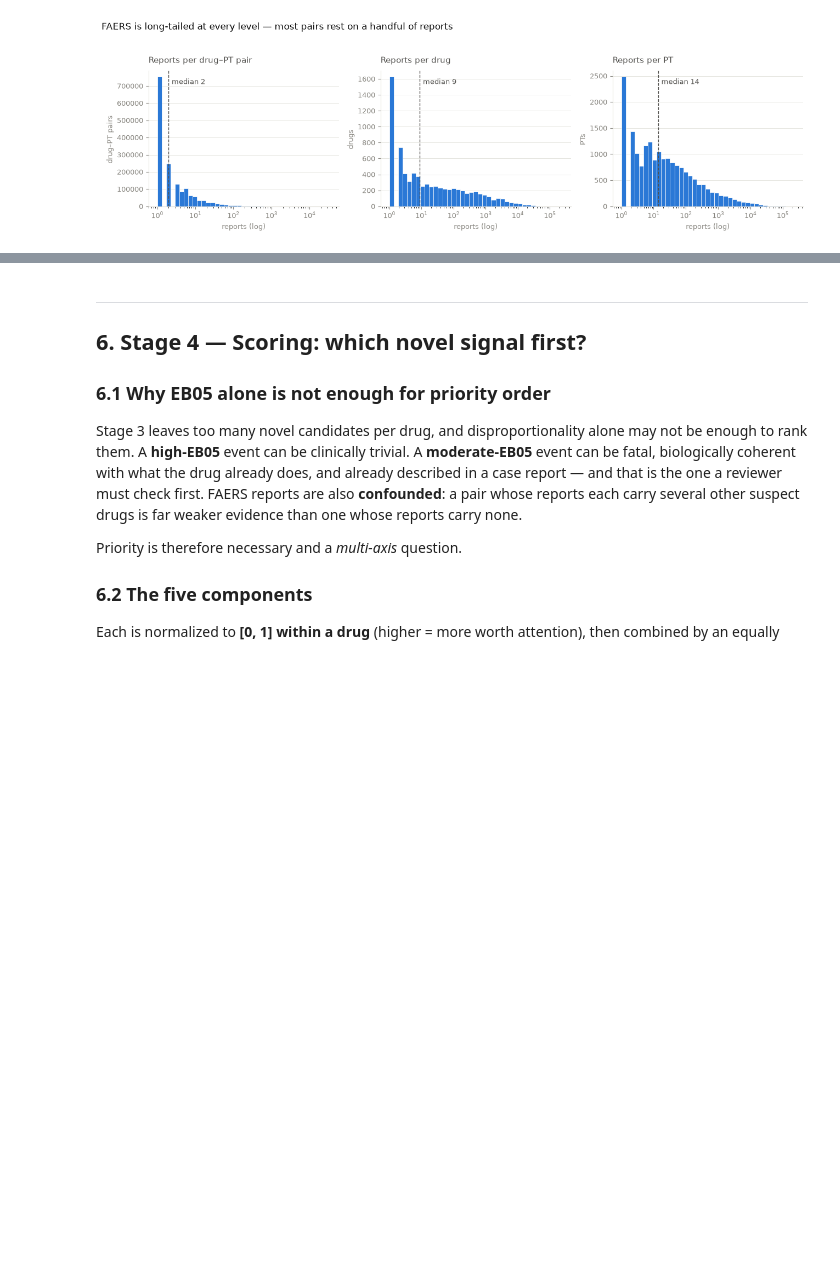
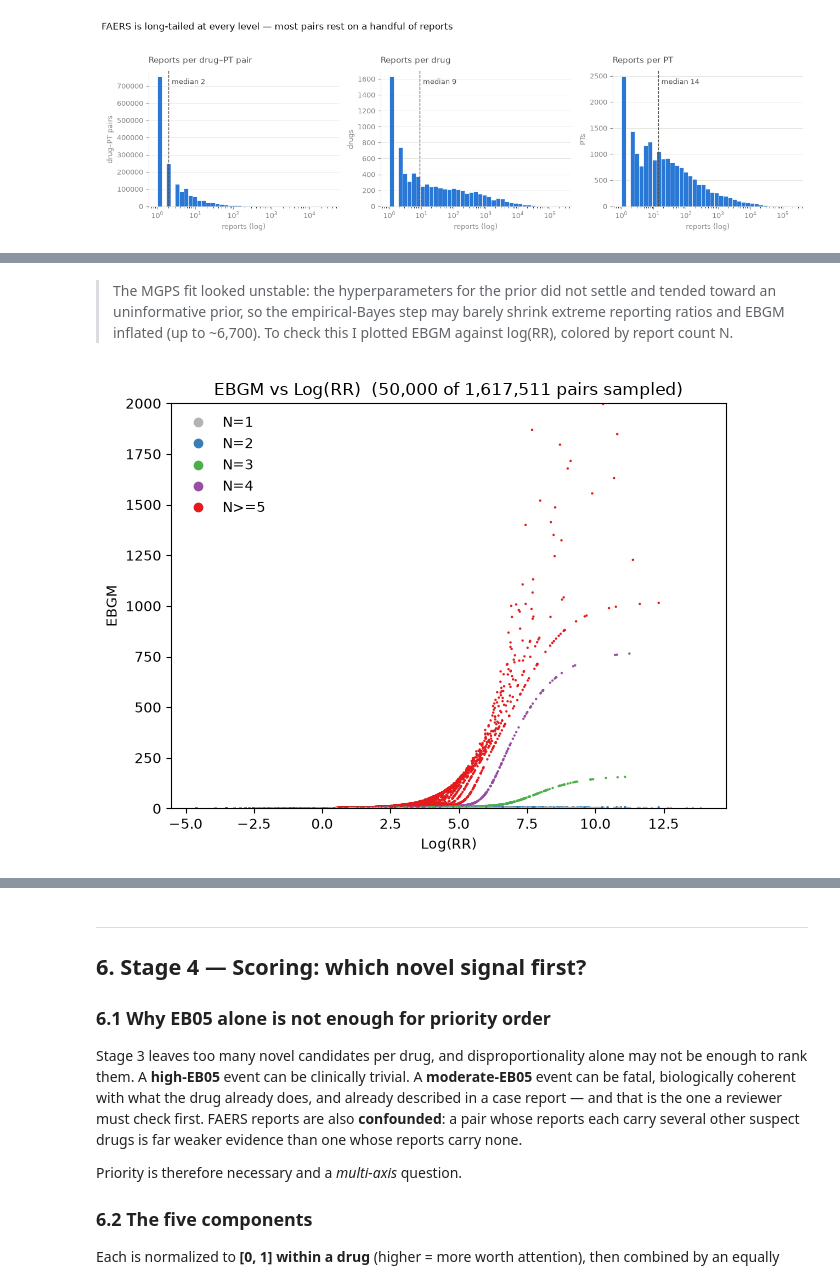
Before and after one commit to eunchong0204/The_2nd_AI_Workshop_Hackathon, a Jupyter notebook: analysis_report.ipynb, the cells around one changed output, grey strips where cells are left out. Cells and saved outputs as stored; diff of their text form; code cells hidden in the pictures; blank space fills up the shorter version.

```diff
--- a/analysis_report.ipynb
+++ b/analysis_report.ipynb
@@ -272,5 +295,38 @@ survival rate from all drug-PT pairs      : 10.99%
 | 7 | LUTROPIN ALFA | Ovarian hyperstimulation syndrome | 73 | 0.010780 | 6771.85 | 8288.02 | 4770.11 | 3917.21 | 5763.49 | 4.0 |
 | 8 | TECHNETIUM TC-99M SODIUM PERTECHN... | Scan myocardial perfusion abnormal | 24 | 0.000519 | 46266.54 | 157303.85 | 4759.63 | 3351.54 | 6599.26 | 2.0 |
 | 9 | OLANZAPINE PAMOATE | Post-injection delirium sedation ... | 42 | 0.004348 | 9659.16 | 20333.96 | 4733.66 | 3642.91 | 6067.77 | 1.0 |
+# %% [markdown]
+> The MGPS fit looked unstable: the hyperparameters for the prior did not settle and
+> tended toward an uninformative prior, so the empirical-Bayes step may barely shrink
+> extreme reporting ratios and EBGM inflated (up to ~6,700). To check this I plotted
+> EBGM against log(RR), colored by report count N.
+# %%
+rng = np.random.default_rng(1)                       # set.seed(1)
+ebgm_all = pd.read_csv(config.PROCESSED_DIR / "ebgm_scores.csv",
+                       usecols=["RR", "EBGM", "n_reports"])
+ebgm_all = ebgm_all[ebgm_all["RR"] > 0]              # guard log(RR)
+
+n = min(50_000, len(ebgm_all))
+d = ebgm_all.iloc[rng.choice(len(ebgm_all), n, replace=False)].copy()
+d["logRR"] = np.log(d["RR"])                         # R log() is natural log
+
+band = d["n_reports"].clip(lower=1, upper=5).astype(int)          # pmin(N, 5)
+pal  = ["0.7", "#377eb8", "#4daf4a", "#984ea3", "#e41a1c"]        # N=1..5
+colors = [pal[b - 1] for b in band]
+
+fig, ax = plt.subplots(figsize=(6.5, 5))
+ax.scatter(d["logRR"], d["EBGM"], s=3, c=colors, linewidths=0)
+ax.set_ylim(0, 2000)                                 # clip: EBGM reaches ~6700
+ax.set_xlabel("Log(RR)")
+ax.set_ylabel("EBGM")
+ax.set_title(f"EBGM vs Log(RR)  ({n:,} of {len(ebgm_all):,} pairs sampled)")
+
+handles = [plt.Line2D([], [], marker="o", ls="", color=pal[i], label=lbl)
+           for i, lbl in enumerate(["N=1", "N=2", "N=3", "N=4", "N>=5"])]
+ax.legend(handles=handles, loc="upper left", frameon=False)
+fig.tight_layout()
+plt.show()
+# %% [output]
+[figure, added]
 # %% [markdown]
 ---
```
Also changed, not shown: parts of 24 cells of this notebook, 11 other files.
